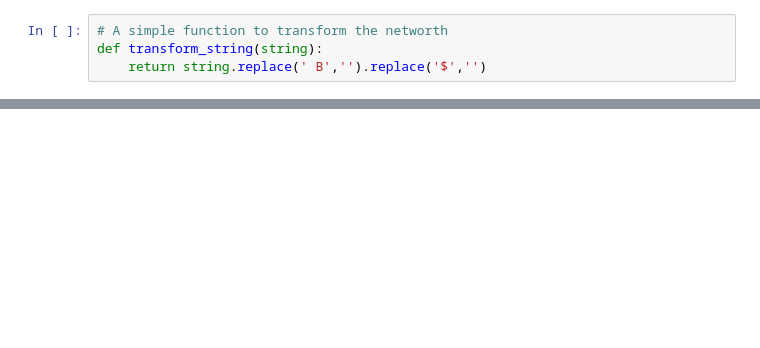
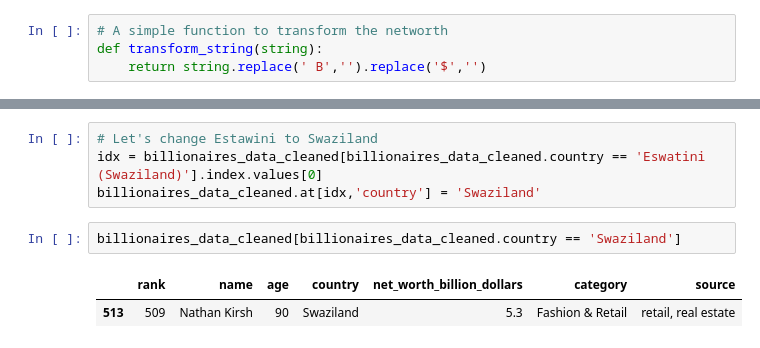
Before and after one commit to maodo/forbes_billionaires_data_analysis, a Jupyter notebook: data_cleaning.ipynb, the cells around one changed output, grey strips where cells are left out. Cells and saved outputs as stored; diff of their text form; blank space fills up the shorter version.

```diff
--- a/data_cleaning.ipynb
+++ b/data_cleaning.ipynb
@@ -224,0 +264,9 @@ memory usage: 161.6+ KB
+# %%
+# Let's change Estawini to Swaziland
+idx = billionaires_data_cleaned[billionaires_data_cleaned.country == 'Eswatini (Swaziland)'].index.values[0]
+billionaires_data_cleaned.at[idx,'country'] = 'Swaziland'
+# %%
+billionaires_data_cleaned[billionaires_data_cleaned.country == 'Swaziland']
+# %% [output]
+|  | rank | name | age | country | net_worth_billion_dollars | category | source |
+| 513 | 509 | Nathan Kirsh | 90 | Swaziland | 5.3 | Fashion & Retail | retail, real estate |
```
Also changed, not shown: parts of 6 cells of this notebook, 1 other file.
